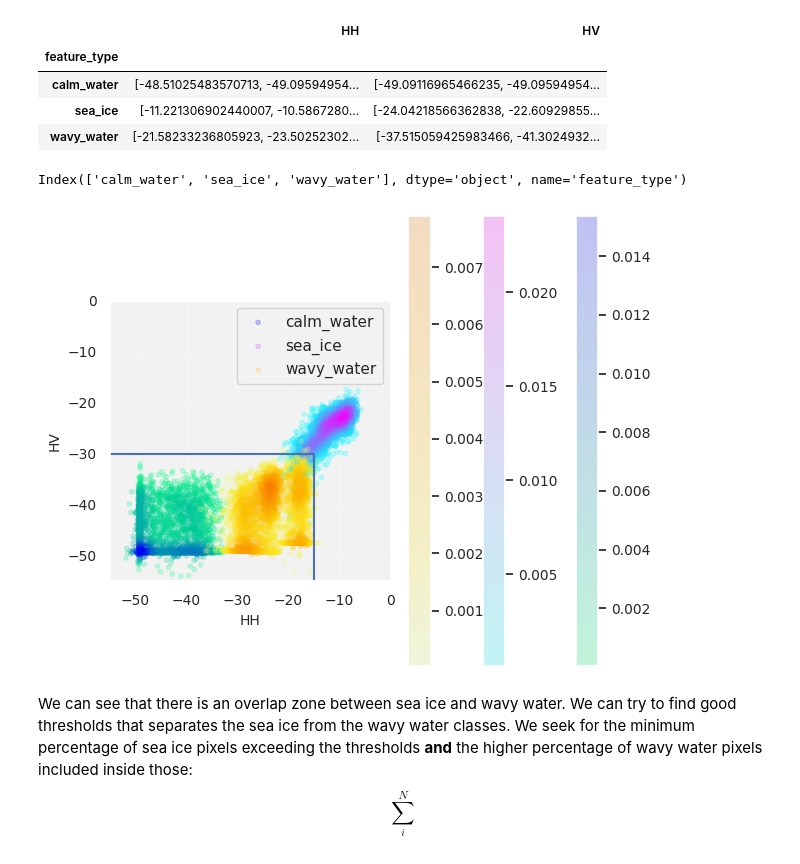
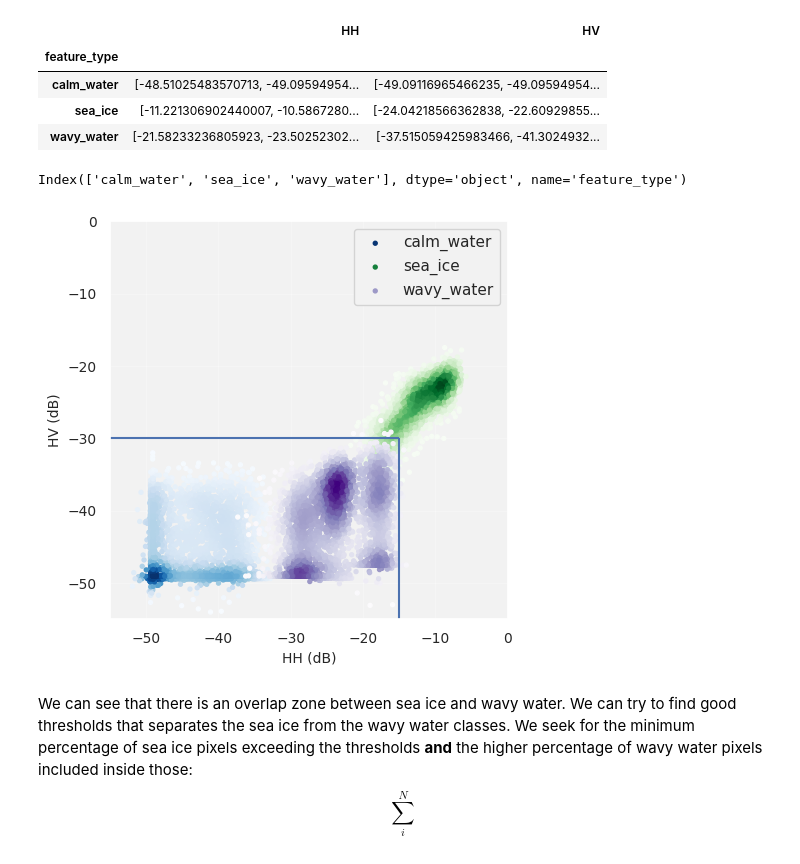
Before and after one commit to p-perrone/UiO_AdvancedRemoteSensing, a Jupyter notebook: Project1_sketch.ipynb, the cells around one changed output. Drawn from its saved outputs; the diff is of its cells as text; code cells hidden in the pictures.

```diff
--- a/Project1_sketch.ipynb
+++ b/Project1_sketch.ipynb
@@ -569,42 +569,40 @@ df
 from scipy.stats import gaussian_kde
 # https://stackoverflow.com/questions/20105364/how-can-i-make-a-scatter-plot-colored-by-density
 
 HHth = -15
 HVth = -30
 feature_types = df.index
 print(feature_types)
-cmaps = ['winter_r',
-         'cool',
-         'Wistia'
+cmaps = ['Blues',
+         'Greens',
+         'Purples'
           ]
 for i, feature in enumerate(feature_types):
     hh = df.iloc[i, 0]
     hv = df.iloc[i, 1]
 
     hhhv = np.vstack([hh,hv])
     z = gaussian_kde(hhhv)(hhhv)
 
     plt.scatter(hh, hv, c=z, cmap=cmaps[i],
                 label=feature_types[i],
-                s=10,
-                alpha=0.2
+                s=8
                 )
-    plt.colorbar()
 
 
 plt.xlim(-55, 0)
 plt.ylim(-55, 0)
 plt.vlines(HHth, -55, HVth)
 plt.hlines(HVth, -55, HHth)
-plt.xlabel('HH')
-plt.ylabel('HV')
+plt.xlabel('HH (dB)')
+plt.ylabel('HV (dB)')
 plt.legend()
 plt.grid(alpha=0.3)
 plt.gca().set_aspect('equal')
 plt.tight_layout()
 # %% [output]
 Index(['calm_water', 'sea_ice', 'wavy_water'], dtype='object', name='feature_type')
-[figure, old version]
+[figure, new version]
 # %% [markdown]
 We can see that there is an overlap zone between sea ice and wavy water. We can try to find good thresholds that separates the sea ice from the wavy water classes. We seek for the minimum percentage of sea ice pixels exceeding the thresholds **and** the higher percentage of wavy water pixels included inside those:
 $$
```
